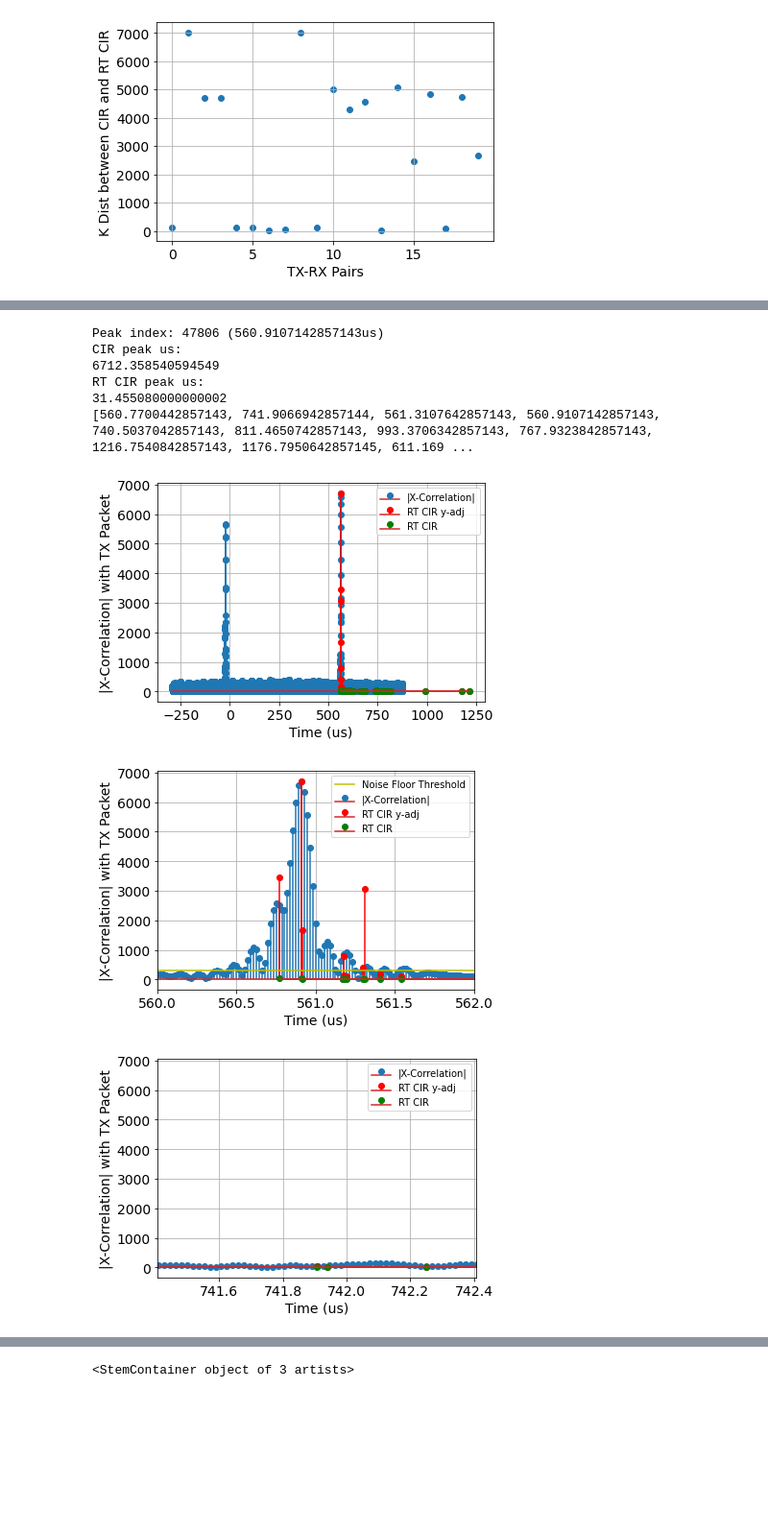
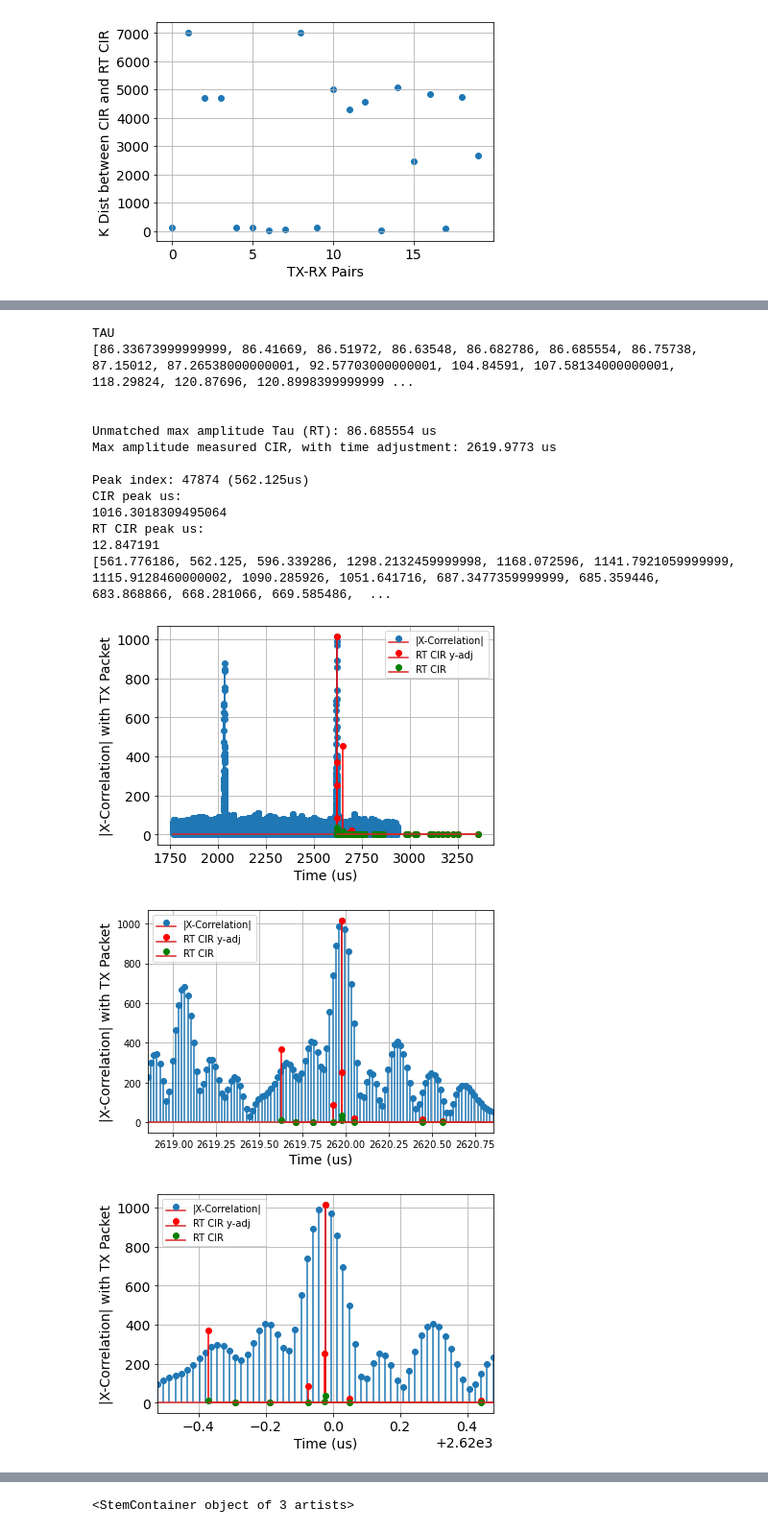
Before and after one commit to cjeng8771/CIRcomparison, a Jupyter notebook: CIRcomparison_characterization.ipynb, the cells around one changed output, grey strips where cells are left out. Shown at 96% size. Cells and saved outputs as stored; diff of their text form; code cells hidden in the pictures; blank space fills up the shorter version.

```diff
--- a/CIRcomparison_characterization.ipynb
+++ b/CIRcomparison_characterization.ipynb
@@ -682,7 +682,8 @@ plt.show()
 
 # plotnum = 8 # tx: browning, rx: hospital
 # plotnum = 5 # tx: browning, rx: bes
-plotnum = 2
+## plotnum = 2
+plotnum = 1
 
 filtered_rx0 = filtered_rx0_list[plotnum]
 pairname = pairnames[plotnum]
@@ -691,18 +692,25 @@ print(pairname)
 lagIndex, lags, xcorr_mag, peak = crossCorrelationMax(filtered_rx0, QPSK_samples)
 print('RX Time Delay: ' + str(samples_to_us(lagIndex,samp_rate)) + ' us')
 
+T0_watch = 2057.8523 # microsecond antenna delay at first node, calculated through WATCH program
+
 # Change lagIndex if a different peak is desired to analyze in zoomed plot
 
 # Zoom in on cross-correlation peak
 us_around = 2
 lagIndex_us = samples_to_us(lagIndex,samp_rate)
+PlagIndex_us = lagIndex_us + T0_watch
+
+lags_adjusted = ((lags/samp_rate)*1000000) + T0_watch
 
 plt.figure()
-plt.plot(((lags/samp_rate)*1000000), xcorr_mag, label='|X-Correlation|')
+plt.plot(lags_adjusted, xcorr_mag, label='|X-Correlation|')
 plt.legend()
 plt.ylabel('|X-Correlation| with TX Packet', fontsize=14)
 plt.xlabel('Time (us)', fontsize=14)
-plt.xlim((lagIndex_us-us_around,lagIndex_us+us_around))
+plt.xticks(fontsize=10)
+plt.yticks(fontsize=10)
+plt.xlim((PlagIndex_us-us_around,PlagIndex_us+us_around))
 plt.tight_layout()
 plt.grid(True)
 plt.show()
@@ -742,12 +750,24 @@ f_rta = rt_json[pairname][1] #y
 tau = [x * 100000000 for x in f_rttau]
 a = [x * 1000000 for x in f_rta]
 
+print('TAU')
+print(sorted(tau))
+print('\n')
+
+maxy = a.index(max(a))
+unmatched_taumax = tau[maxy]
+print('Unmatched max amplitude Tau (RT): ' + str(unmatched_taumax) + ' us')
+
 peak_ind = np.where(lags == peak)[0][0]
 peakIndex_us = samples_to_us(peak,samp_rate)
+PpeakIndex_us = peakIndex_us + T0_watch
+print('Max amplitude measured CIR, with time adjustment: ' + str(PpeakIndex_us) + ' us\n')
 print('Peak index: ' + str(peak_ind) + ' (' + str(peakIndex_us) + 'us)')
 
 tau_plot = xaxis_match(tau, peakIndex_us, a)
 a_plot = yaxis_match(a, xcorr_mag[peak_ind])
+
+Ptau_plot = [x + T0_watch for x in tau_plot]
 
 print('CIR peak us:')
 print(xcorr_mag[peak_ind])
@@ -757,58 +777,68 @@ print(tau_plot)
 
 # STEM plot
 plt.figure()
-plt.stem(((lags/samp_rate)*1000000), xcorr_mag, label='|X-Correlation|')
-plt.stem(tau_plot, a_plot, label='RT CIR y-adj', linefmt='r-', markerfmt='ro')
-plt.stem(tau_plot, a, label='RT CIR', linefmt='g-', markerfmt='go')
+plt.stem(lags_adjusted, xcorr_mag, label='|X-Correlation|')
+plt.stem(Ptau_plot, a_plot, label='RT CIR y-adj', linefmt='r-', markerfmt='ro')
+plt.stem(Ptau_plot, a, label='RT CIR', linefmt='g-', markerfmt='go')
 plt.legend()
 plt.ylabel('|X-Correlation| with TX Packet', fontsize=14)
 plt.xlabel('Time (us)', fontsize=14)
 plt.tight_layout()
 plt.grid(True)
 plt.show()
 
 ###
 
 # STEM zoomed 100 us around LOS peak
 plt.figure()
-plt.stem(((lags/samp_rate)*1000000), xcorr_mag, label='|X-Correlation|')
-plt.stem(tau_plot, a_plot, label='RT CIR y-adj', linefmt='r-', markerfmt='ro')
-plt.stem(tau_plot, a, label='RT CIR', linefmt='g-', markerfmt='go')
-plt.axhline(y = 301.7166952863105, color = 'y', linestyle = '-', label='Noise Floor Threshold')
+plt.stem(lags_adjusted, xcorr_mag, label='|X-Correlation|')
+plt.stem(Ptau_plot, a_plot, label='RT CIR y-adj', linefmt='r-', markerfmt='ro')
+plt.stem(Ptau_plot, a, label='RT CIR', linefmt='g-', markerfmt='go')
+##plt.axhline(y = 301.7166952863105, color = 'y', linestyle = '-', label='Noise Floor Threshold')
 plt.legend()
 plt.ylabel('|X-Correlation| with TX Packet', fontsize=14)
 plt.xlabel('Time (us)', fontsize=14)
+plt.xticks(fontsize=10)
+plt.yticks(fontsize=10)
 #plt.xlim((peakIndex_us-us_around,peakIndex_us+us_around))
-plt.xlim((560,562))
+plt.xlim((560+ T0_watch+1,562 + T0_watch+1))
 plt.tight_layout()
 plt.grid(True)
 plt.show()
 
 ##
+## lags_adjusted = ((lags/samp_rate)*1000000)
 
 # STEM zoomed 500 ns around first mp peak
 ns_around = 0.5
 plt.figure()
-plt.stem(((lags/samp_rate)*1000000), xcorr_mag, label='|X-Correlation|')
-plt.stem(tau_plot, a_plot, label='RT CIR y-adj', linefmt='r-', markerfmt='ro')
-plt.stem(tau_plot, a, label='RT CIR', linefmt='g-', markerfmt='go')
+plt.stem(lags_adjusted, xcorr_mag, label='|X-Correlation|')
+plt.stem(Ptau_plot, a_plot, label='RT CIR y-adj', linefmt='r-', markerfmt='ro')
+plt.stem(Ptau_plot, a, label='RT CIR', linefmt='g-', markerfmt='go')
 plt.legend()
 plt.ylabel('|X-Correlation| with TX Packet', fontsize=14)
 plt.xlabel('Time (us)', fontsize=14)
-plt.xlim((tau_plot[1]-ns_around,tau_plot[1]+ns_around))
+plt.xlim((Ptau_plot[1]-ns_around,Ptau_plot[1]+ns_around))
 plt.tight_layout()
 plt.grid(True)
 plt.show()
 # %% [output]
-Peak index: 47806 (560.9107142857143us)
+TAU
+[86.33673999999999, 86.41669, 86.51972, 86.63548, 86.682786, 86.685554, 86.75738, 87.15012, 87.26538000000001, 92.57703000000001, 104.84591, 107.58134000000001, 118.29824, 120.87696, 120.8998399999999 ...
+
+
+Unmatched max amplitude Tau (RT): 86.685554 us
+Max amplitude measured CIR, with time adjustment: 2619.9773 us
+
+Peak index: 47874 (562.125us)
 CIR peak us:
-6712.358540594549
+1016.3018309495064
 RT CIR peak us:
-31.455080000000002
-[560.7700442857143, 741.9066942857144, 561.3107642857143, 560.9107142857143, 740.5037042857143, 811.4650742857143, 993.3706342857143, 767.9323842857143, 1216.7540842857143, 1176.7950642857145, 611.169 ...
+12.847191
+[561.776186, 562.125, 596.339286, 1298.2132459999998, 1168.072596, 1141.7921059999999, 1115.9128460000002, 1090.285926, 1051.641716, 687.3477359999999, 685.359446, 683.868866, 668.281066, 669.585486,  ...
-[figure, old version]
+[figure, new version]
-[figure, old version]
+[figure, new version]
-[figure, old version]
+[figure, new version]
 # %%
 # Calculations & Plots for Total Received Power and RMS Delay Spread
 
```
Also changed, not shown: parts of 6 cells of this notebook.
